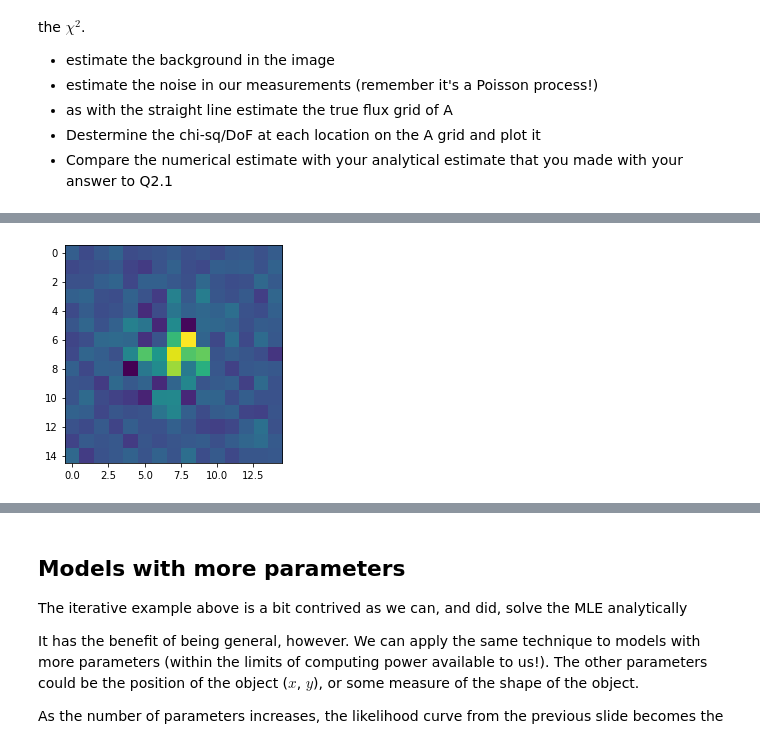
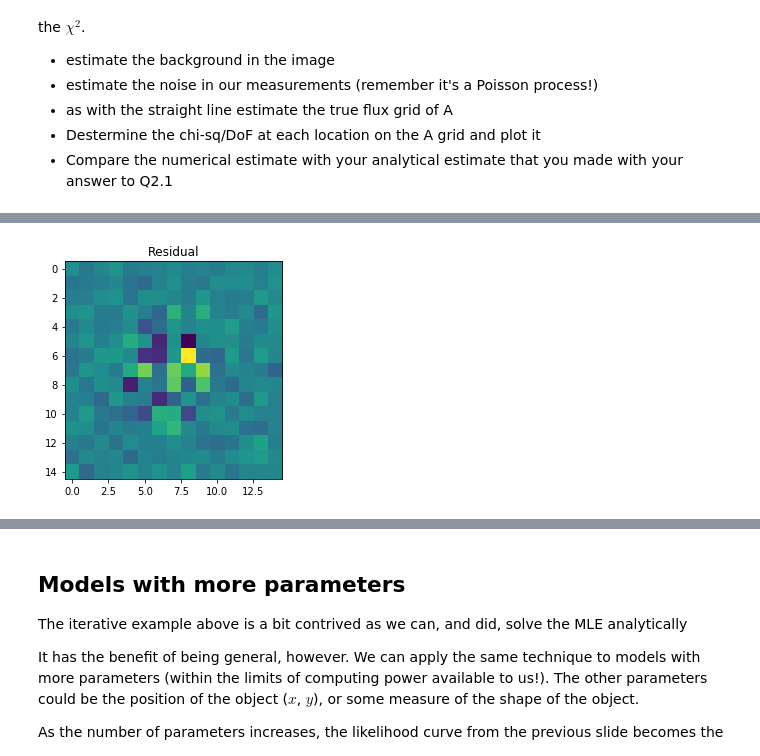
Before and after one commit to gnarayan/ast596_2020_Spring, a Jupyter notebook: homework/JenniferLi/homework02.ipynb, the cells around one changed output, grey strips where cells are left out. Cells and saved outputs as stored; diff of their text form; code cells hidden in the pictures.

```diff
--- a/homework/JenniferLi/homework02.ipynb
+++ b/homework/JenniferLi/homework02.ipynb
@@ -66,18 +66,17 @@ dy = data['sigma_y']
 #plt.hist(dy,bins=15)
 
 ## loss function
-def ln_loss(yi,xi,dy,a,b,sigma):
-    return -1./(2.*sigma**2)*np.sum((yi-(a*xi+b+dy))**2);
+def ln_loss(yi,xi,dy,a,b):
+    return -1./(2.)*np.sum((yi-(a*xi+b))**2/dy**2);
 
 ## optimize the loss function over a grid of a, b
 find_a = np.linspace(-2,2,num=400)
 find_b = np.linspace(0,400,num=400)
 find_max = np.zeros(shape=(len(find_a),len(find_b)))
 
-## sigma should be constant, so put a random value there to find best fit a, b.
 for ia,a in enumerate(find_a):
     for ib,b in enumerate(find_b):
-        find_max[ia,ib] = ln_loss(y,x,dy,a,b,10.)
+        find_max[ia,ib] = ln_loss(y,x,dy,a,b)
 
 #print(np.max(find_max))
 ind_a, ind_b = np.where(find_max==np.max(find_max))
@@ -122,12 +121,13 @@ ind_not_outlier = np.where(np.all([rescaled_data>iqr_line(-1),rescaled_data<iqr_
 # visualize the data and the outliers
 print (ind_not_outlier)
 plt.figure()
-plt.errorbar(x,y,yerr=dy,fmt='k.')
-plt.errorbar(x[ind_not_outlier],y[ind_not_outlier],yerr=dy[ind_not_outlier],fmt='r.')
+plt.errorbar(x,y,yerr=dy,fmt='k.',label='Outlier')
+plt.errorbar(x[ind_not_outlier],y[ind_not_outlier],yerr=dy[ind_not_outlier],fmt='r.',label='Good data')
+plt.legend()
 
 for ia,a in enumerate(find_a):
     for ib,b in enumerate(find_b):
-        find_max[ia,ib] = ln_loss(y[ind_not_outlier],x[ind_not_outlier],dy[ind_not_outlier],a,b,10.)
+        find_max[ia,ib] = ln_loss(y[ind_not_outlier],x[ind_not_outlier],dy[ind_not_outlier],a,b)
 
 #print(np.max(find_max))
 ind_a, ind_b = np.where(find_max==np.max(find_max))
@@ -389,37 +393,62 @@ To estimate the true flux, we need to maximize the likelihood. That is equivalen
 * Compare the numerical estimate with your analytical estimate that you made with your answer to Q2.1
 # %%
 # YOUR CODE GOES HERE
-## assuming constant noise, and noise include poisson and sky background
-def func_like(I,A,tot_noise,x0,y0,simgaPSF):
+
+## estimate the background
+#plt.figure()
+#plt.hist(np.ndarray.flatten(image),bins=20)
+
+## apply sigma clipping iteratively
+cnts = np.ndarray.flatten(image)
+for i in range(15):
+    med = np.median(cnts)
+    std = np.std(cnts)
+    ind_keep = np.where(np.abs(cnts-med)<3*std)[0]
+    cnts = cnts[ind_keep]
+    #print (med,std)
+    #visualize the process
+    #plt.figure()
+    #plt.hist(cnts,bins=20)
+
+print(f'The noise estimates are SkyBackground={med:.0f} and Possion noise={std:.1f}')
+
+## likelihood function for the image
+def func_like(I,A,noise,x0,y0,simgaPSF):
     shape = I.shape
-    return -np.sum(I-tot_noise-A*makePSF(shape,x0,y0,sigmaPSF))**2;
-
-#plt.figure()
-#plt.imshow(image-10000*makePSF(image.shape,0,0,1.4))
+    return -np.sum((I-noise-A*makePSF(shape,x0,y0,sigmaPSF))**2/2./noise**2);
 
 find_a = np.linspace(5000,15000,num=100)
-find_noise = np.linspace(0,50,num=100)
-#find_sig = np.linspace(0.5,5,num=100)
-like_arr = np.zeros(shape=(len(find_a),len(find_noise)))
+like_arr = np.zeros(shape=(len(find_a)))
 for ia, a in enumerate(find_a):
-    for inoi, noise in enumerate(find_noise):
-        #for isig, sig in enumerate(find_noise):
-        ## assuming the PSF location is known, find the true flux and sky background and sigma
-        like_arr[ia,inoi] = func_like(image,a,noise,0.,0.,1.5)
+        ## assuming the PSF is known, and apply the estimated noise as the constant noise
+        ## (but it doesn't matter as it becomes a constant in the likelihood function)
+        like_arr[ia] = func_like(image,a,med,0.,0.,1.5)
 
-ind_a, ind_noise= np.where(like_arr==np.max(like_arr))
+ind_a= np.where(like_arr==np.max(like_arr))
 fit_a = find_a[ind_a][0]
-fit_noise = find_noise[ind_noise][0]
-#fit_sig = find_sig[ind_sig][0]
-print (f'The best fit values are A={fit_a:.2f}, constant noise={fit_noise:.0f}, PSFsigma={fit_sig:.0f}')
+print (f'The best fit value A={fit_a:.2f}')
 
+# plot the residual image
 plt.figure()
-plt.imshow(image-fit_noise-fit_a*makePSF(image.shape,0,0,1.5))
+plt.imshow(image-med-fit_a*makePSF(image.shape,0,0,1.5))
+plt.title('Residual')
 
+# plot the chi-sq/DoF
+find_a = np.linspace(5000,15000,num=100)
+chi2sq_dof = np.zeros(len(find_a))
+for ia, a in enumerate(find_a):
+    model = a*makePSF(image.shape,0,0,1.5)+med
+    chi2sq = np.sum((image-model)**2)
+    dof = len(np.ndarray.flatten(image))-1
+    chi2sq_dof[ia] = chi2sq/dof
+## number of data points - number of free parameter (only A)
 plt.figure()
-plt.hist(np.ndarray.flatten(image-fit_noise-fit_a*makePSF(image.shape,0,0,1.5)),bins=50)
+plt.plot(find_a,chi2sq_dof,'k.')
+plt.xlabel('A')
+plt.ylabel(r'$\chi^{2}$')
 
-#plt.figure()
-#plt.plot(find_a,like_a,'.')
-#plt.yscale('log')
+phiI = np.sum(image*makePSF(image.shape,0,0,1.5))
+psiI = np.sum(makePSF(image.shape,0,0,1.5)*makePSF(image.shape,0,0,1.5))
+
+print ('Analytical Estimate of A = ',phiI/psiI)
 # %% [output]
@@ -445 +458 @@ The best fit values are A=9848.48, constant noise=28, PSFsigma=0
-[figure, old version]
+[figure, new version]
```
Also changed, not shown: parts of 9 cells of this notebook.
